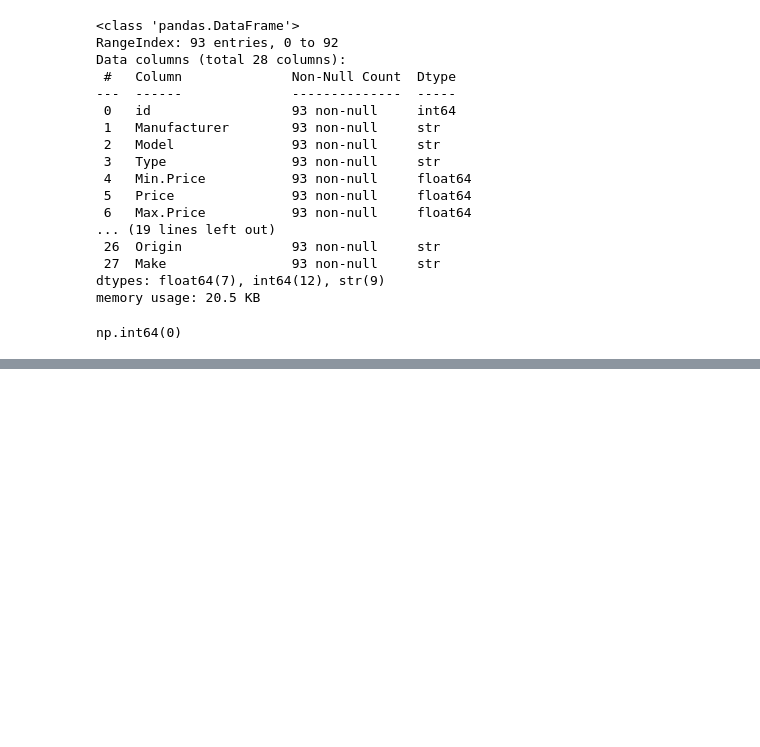
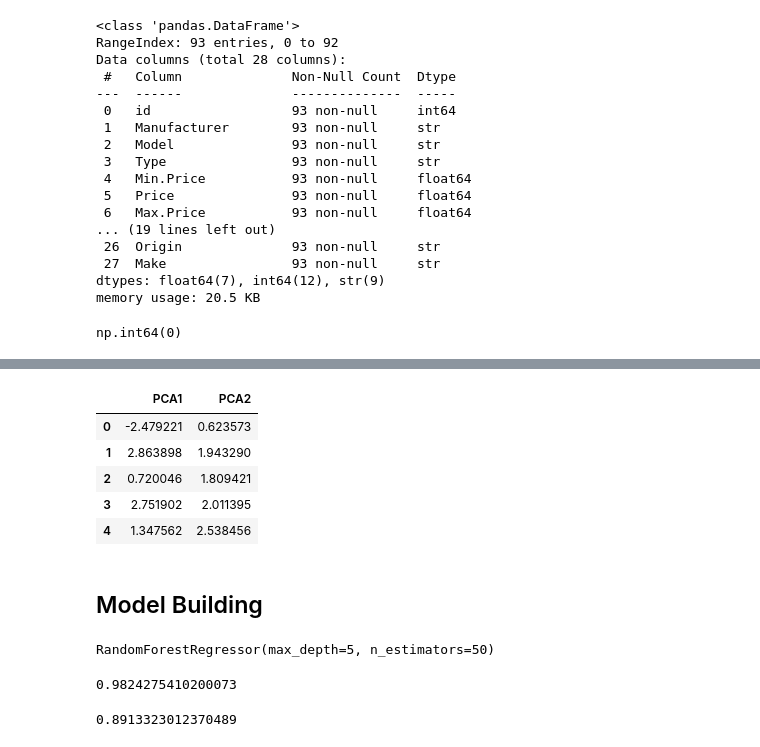
Before and after one commit to PrarthanaShende/Machine-Learning, a Jupyter notebook: Principal Component Analysis/PCA.ipynb, the cells around one changed output, grey strips where cells are left out. Cells and saved outputs as stored; diff of their text form; code cells hidden in the pictures; blank space fills up the shorter version.

```diff
--- a/Principal Component Analysis/PCA.ipynb
+++ b/Principal Component Analysis/PCA.ipynb
@@ -44,0 +145,10 @@ df=df.drop_duplicates()
+# %%
+X_new.columns =['PCA1','PCA2']
+X_new.head()
+# %% [output]
+|  | PCA1 | PCA2 |
+| 0 | -2.479221 | 0.623573 |
+| 1 | 2.863898 | 1.943290 |
+| 2 | 0.720046 | 1.809421 |
+| 3 | 2.751902 | 2.011395 |
+| 4 | 1.347562 | 2.538456 |
@@ -44,0 +157,19 @@ df=df.drop_duplicates()
+# %% [markdown]
+## Model Building
+# %%
+from sklearn.ensemble import RandomForestRegressor
+rn = RandomForestRegressor(n_estimators=50,
+                           max_depth=5)
+rn.fit(x_newtrain,y_train)
+# %% [output]
+RandomForestRegressor(max_depth=5, n_estimators=50)
+# %%
+
+rn.score(x_newtrain,y_train)
+# %% [output]
+0.9824275410200073
+# %%
+
+rn.score(x_newtest,y_test)
+# %% [output]
+0.8913323012370489
```
Also changed, not shown: parts of 17 cells of this notebook.
